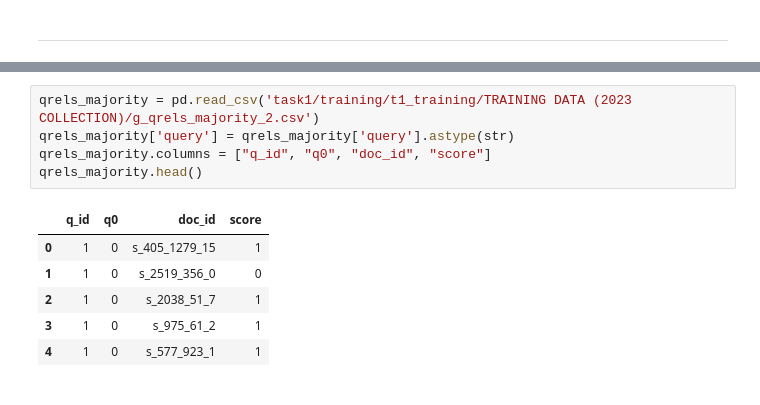
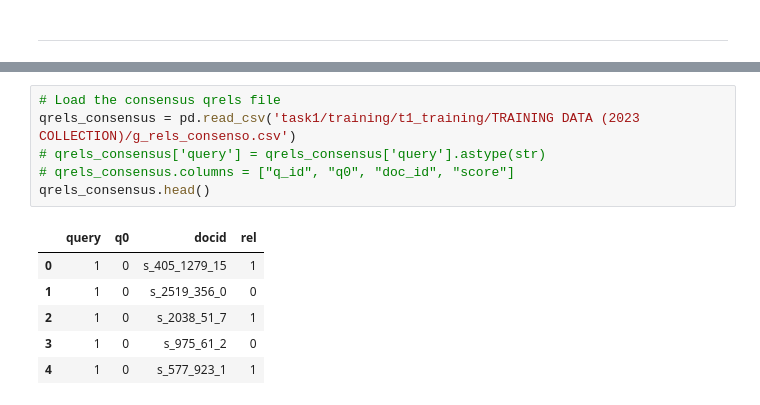
Before and after one commit to wyattmccurdy12/Project-Part-2, a Jupyter notebook: Post_Baseline_Run.ipynb, the cells around one changed output, grey strips where cells are left out. Saved outputs shown, nothing was run; the diff lists cells and outputs as text.

```diff
--- a/Post_Baseline_Run.ipynb
+++ b/Post_Baseline_Run.ipynb
@@ -152,12 +219,13 @@ import pandas as pd
 # %%
-qrels_majority = pd.read_csv('task1/training/t1_training/TRAINING DATA (2023 COLLECTION)/g_qrels_majority_2.csv')
-qrels_majority['query'] = qrels_majority['query'].astype(str)
-qrels_majority.columns = ["q_id", "q0", "doc_id", "score"]
-qrels_majority.head()
+# Load the consensus qrels file
+qrels_consensus = pd.read_csv('task1/training/t1_training/TRAINING DATA (2023 COLLECTION)/g_rels_consenso.csv')
+# qrels_consensus['query'] = qrels_consensus['query'].astype(str)
+# qrels_consensus.columns = ["q_id", "q0", "doc_id", "score"]
+qrels_consensus.head()
 # %% [output]
-|  | q_id | q0 | doc_id | score |
+|  | query | q0 | docid | rel |
 | 0 | 1 | 0 | s_405_1279_15 | 1 |
 | 1 | 1 | 0 | s_2519_356_0 | 0 |
 | 2 | 1 | 0 | s_2038_51_7 | 1 |
-| 3 | 1 | 0 | s_975_61_2 | 1 |
+| 3 | 1 | 0 | s_975_61_2 | 0 |
 | 4 | 1 | 0 | s_577_923_1 | 1 |
```
Also changed, not shown: parts of 22 cells of this notebook, 3 other files.
